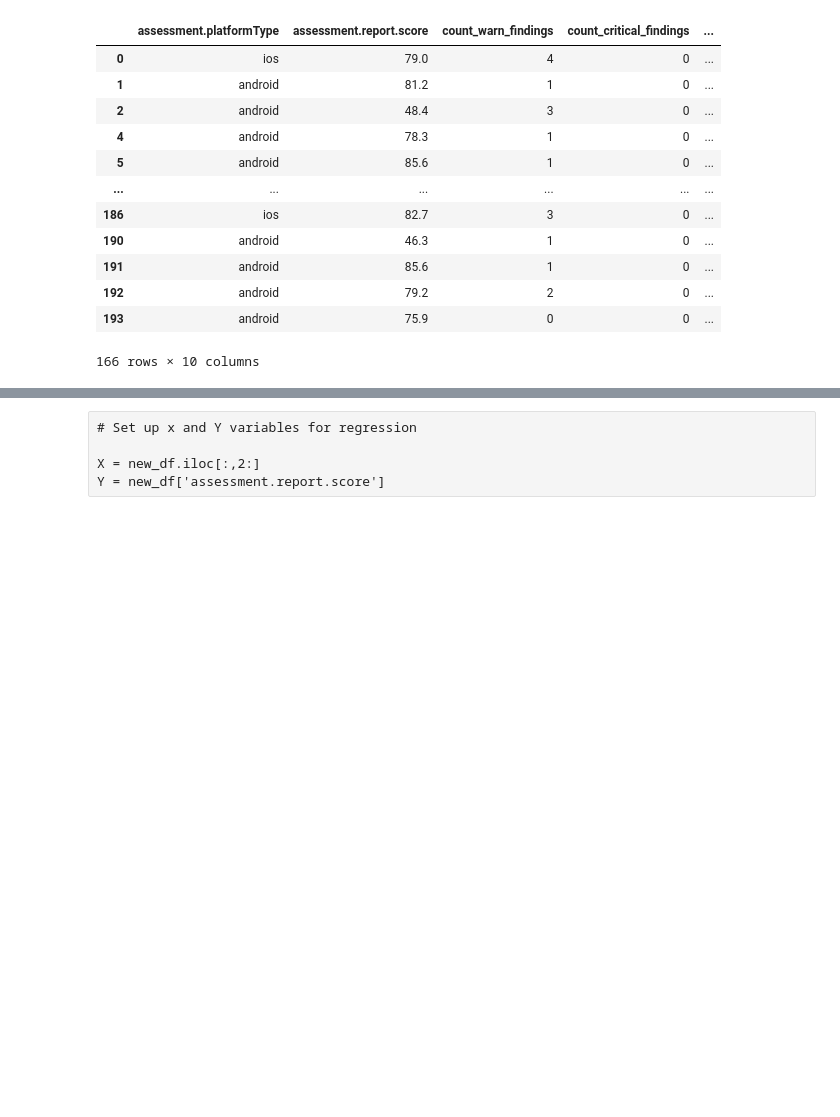
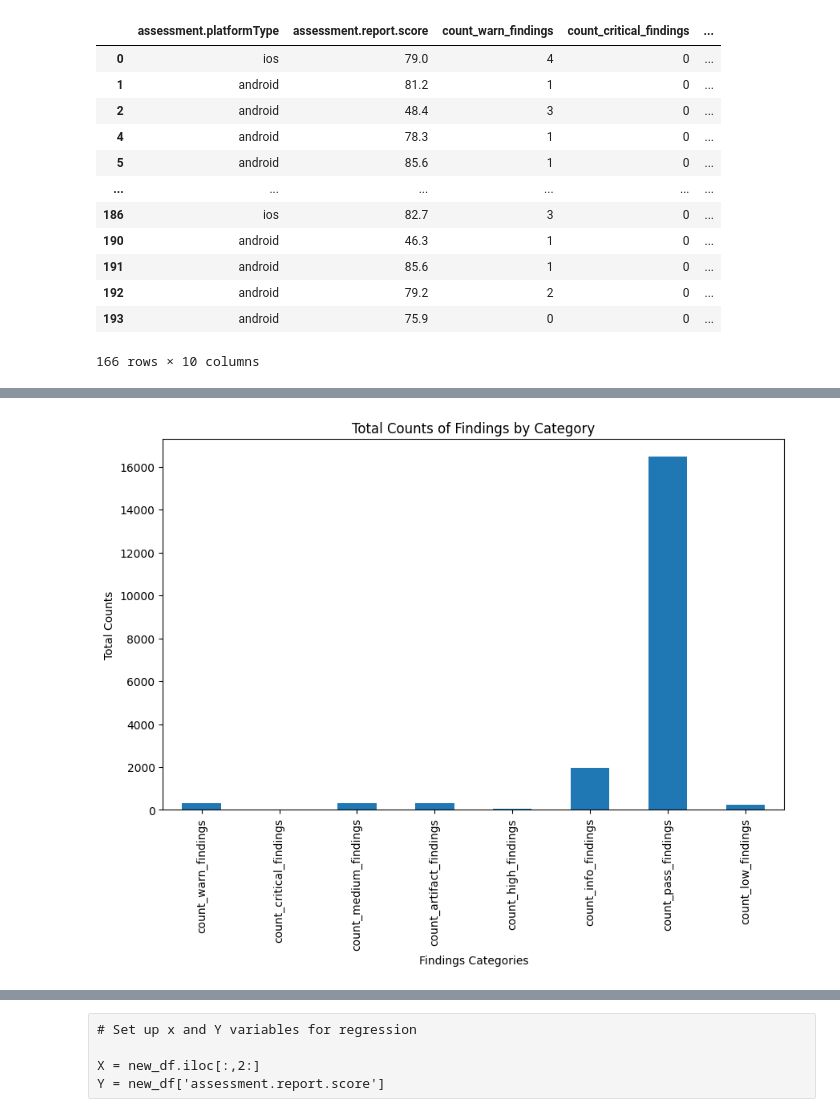
Before and after one commit to zslari/NowSecure-Risky-Apps-Analysis, a Jupyter notebook: NowSecure Risky Apps.ipynb, the cells around one changed output, grey strips where cells are left out. Cells and saved outputs as stored; diff of their text form; code cells hidden in the pictures; blank space fills up the shorter version.

```diff
--- a/NowSecure Risky Apps.ipynb
+++ b/NowSecure Risky Apps.ipynb
@@ -303,0 +317,16 @@ new_df
+# %%
+# This assumes 'new_df' is your DataFrame with the findings data.
+findings_totals = new_df.filter(like='count_').sum()
+
+# Create a bar graph using these totals.
+findings_totals.plot(kind='bar', figsize=(10, 6))
+
+# Set the title and labels for the plot.
+plt.title('Total Counts of Findings by Category')
+plt.xlabel('Findings Categories')
+plt.ylabel('Total Counts')
+
+# Show the plot.
+plt.show()
+# %% [output]
+[figure, added]
```
Also changed, not shown: parts of 10 cells of this notebook.
